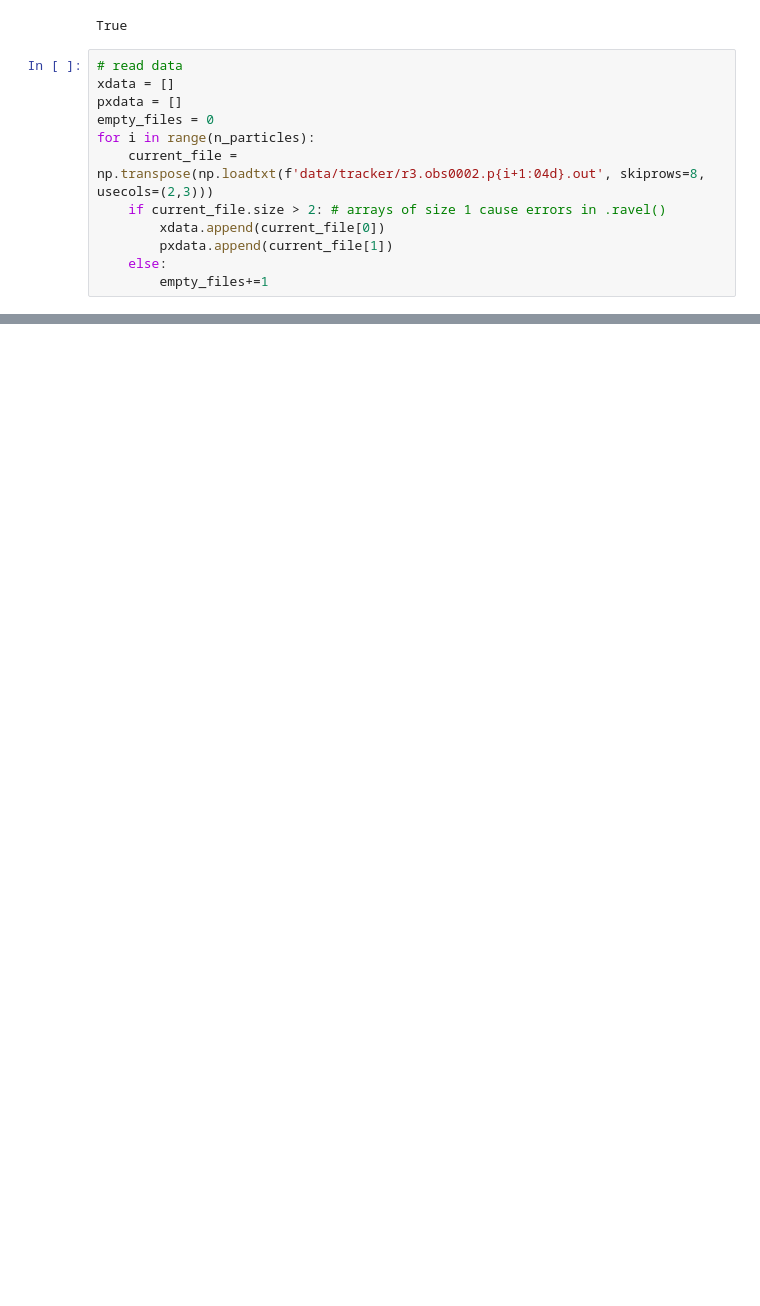
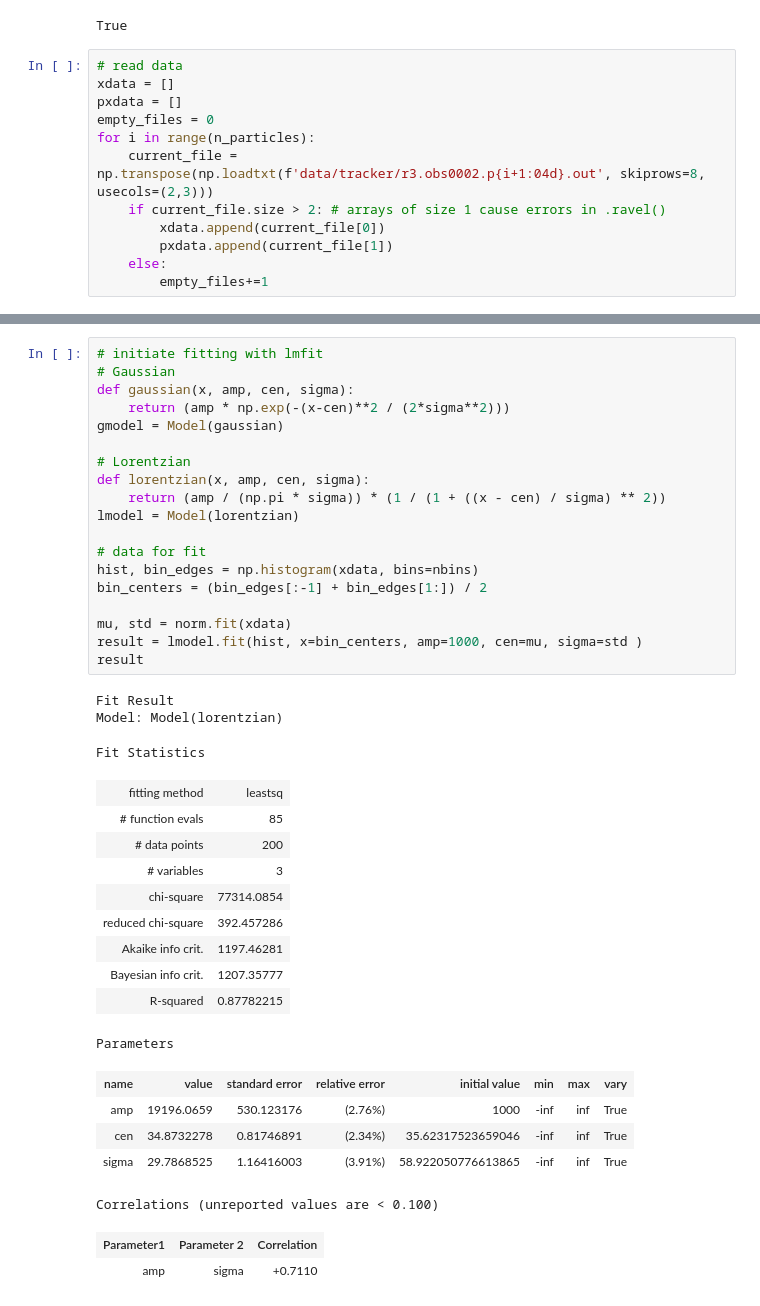
Before and after one commit to gwgwhc/r3_madx, a Jupyter notebook: r3_ptracker.ipynb, the cells around one changed output, grey strips where cells are left out. Drawn from its saved outputs; the diff is of its cells as text; blank space fills up the shorter version.

```diff
--- a/r3_ptracker.ipynb
+++ b/r3_ptracker.ipynb
@@ -208,0 +211,40 @@ plt.savefig(f'plots/x_phasespace.pdf', bbox_inches='tight')
+# %%
+# initiate fitting with lmfit
+# Gaussian
+def gaussian(x, amp, cen, sigma):
+    return (amp * np.exp(-(x-cen)**2 / (2*sigma**2)))
+gmodel = Model(gaussian)
+
+# Lorentzian
+def lorentzian(x, amp, cen, sigma):
+    return (amp / (np.pi * sigma)) * (1 / (1 + ((x - cen) / sigma) ** 2))
+lmodel = Model(lorentzian)
+
+# data for fit
+hist, bin_edges = np.histogram(xdata, bins=nbins)
+bin_centers = (bin_edges[:-1] + bin_edges[1:]) / 2
+
+mu, std = norm.fit(xdata)
+result = lmodel.fit(hist, x=bin_centers, amp=1000, cen=mu, sigma=std )
+result
+# %% [output]
+Fit Result
+Model: Model(lorentzian)
+Fit Statistics
+| fitting method | leastsq |
+| # function evals | 85 |
+| # data points | 200 |
+| # variables | 3 |
+| chi-square | 77314.0854 |
+| reduced chi-square | 392.457286 |
+| Akaike info crit. | 1197.46281 |
+| Bayesian info crit. | 1207.35777 |
+| R-squared | 0.87782215 |
+Parameters
+| name | value | standard error | relative error | initial value | min | max | vary |
+| amp | 19196.0659 | 530.123176 | (2.76%) | 1000 | -inf | inf | True |
+| cen | 34.8732278 | 0.81746891 | (2.34%) | 35.62317523659046 | -inf | inf | True |
+| sigma | 29.7868525 | 1.16416003 | (3.91%) | 58.922050776613865 | -inf | inf | True |
+Correlations (unreported values are < 0.100)
+| Parameter1 | Parameter 2 | Correlation |
+| amp | sigma | +0.7110 |
```
Also changed, not shown: parts of 11 cells of this notebook, 1 other file.
